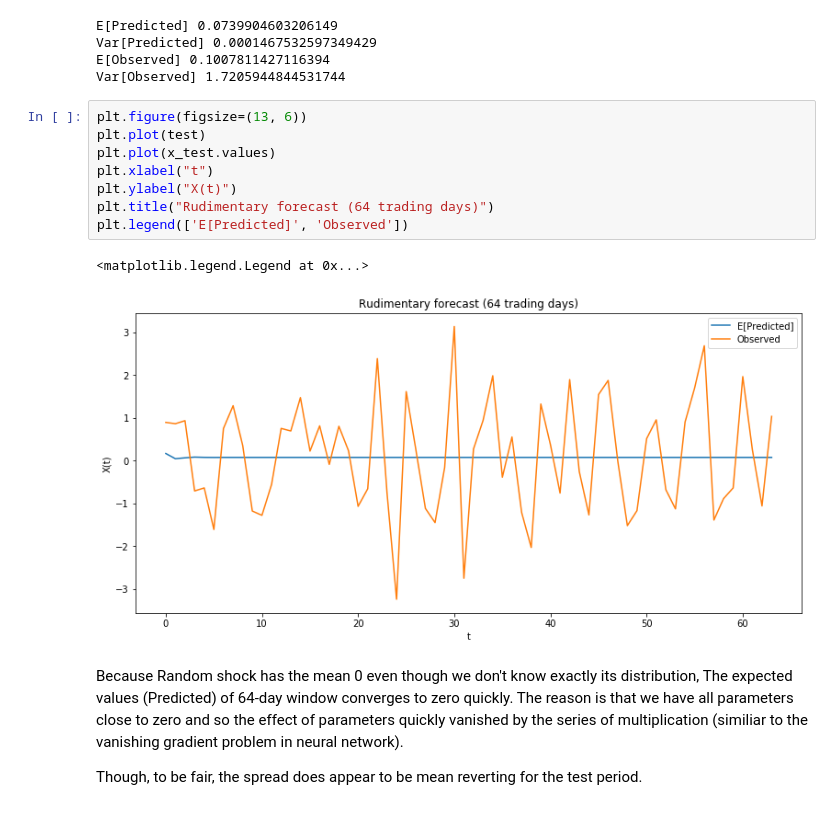
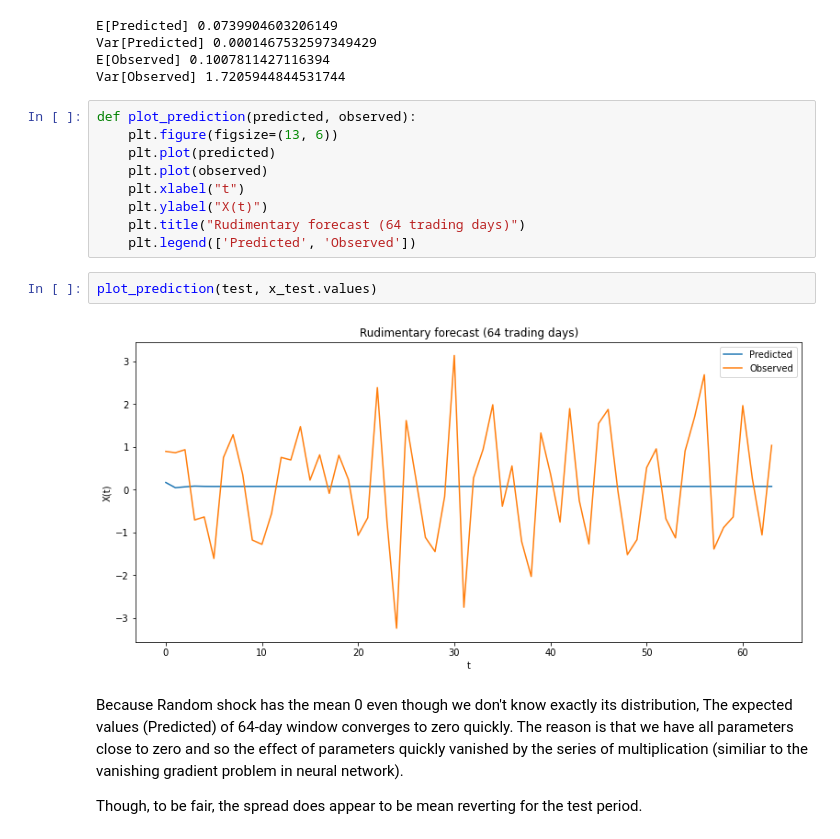
Before and after one commit to stevenkxu/TimeSeriesProject, a Jupyter notebook: 6351_Final_Project.ipynb, the cells around one changed output. Drawn from its saved outputs; the diff is of its cells as text.

```diff
--- a/6351_Final_Project.ipynb
+++ b/6351_Final_Project.ipynb
@@ -565,16 +565,18 @@ Var[Predicted] 0.0001467532597349429
 E[Observed] 0.1007811427116394
 Var[Observed] 1.7205944844531744
 # %%
-plt.figure(figsize=(13, 6))
-plt.plot(test)
-plt.plot(x_test.values)
-plt.xlabel("t")
-plt.ylabel("X(t)")
-plt.title("Rudimentary forecast (64 trading days)")
-plt.legend(['E[Predicted]', 'Observed'])
+def plot_prediction(predicted, observed):
+    plt.figure(figsize=(13, 6))
+    plt.plot(predicted)
+    plt.plot(observed)
+    plt.xlabel("t")
+    plt.ylabel("X(t)")
+    plt.title("Rudimentary forecast (64 trading days)")
+    plt.legend(['Predicted', 'Observed'])
-# %% [output]
-<matplotlib.legend.Legend at 0x...>
-[figure, removed]
+# %%
+plot_prediction(test, x_test.values)
+# %% [output]
+[figure, added]
 # %% [markdown]
 Because Random shock has the mean 0 even though we don't know exactly its distribution, The expected values (Predicted) of 64-day window converges to zero quickly. The reason is that we have all parameters close to zero and so the effect of parameters quickly vanished by the series of multiplication (similiar to the vanishing gradient problem in neural network).
 
```
Also changed, not shown: parts of 17 cells of this notebook.
